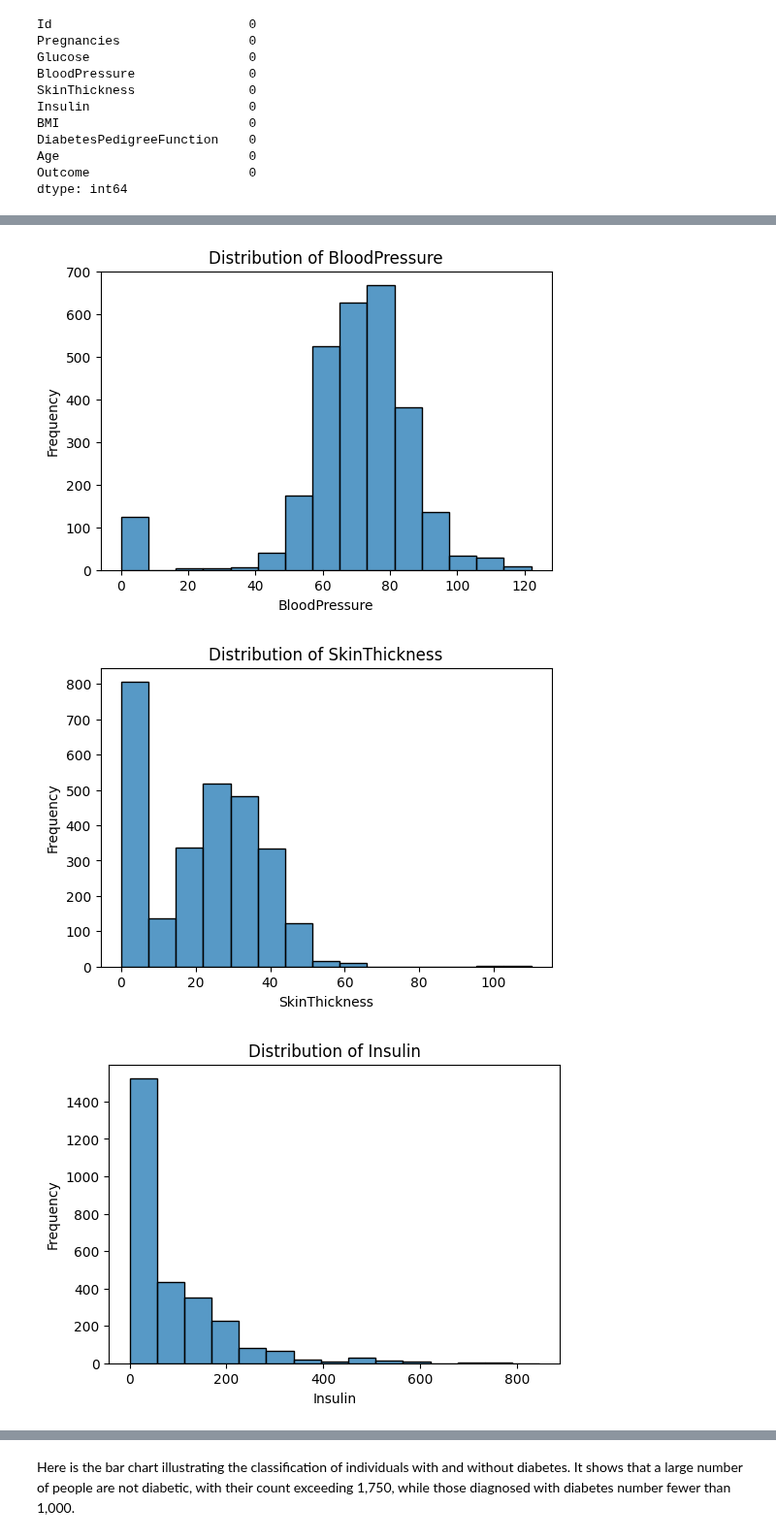
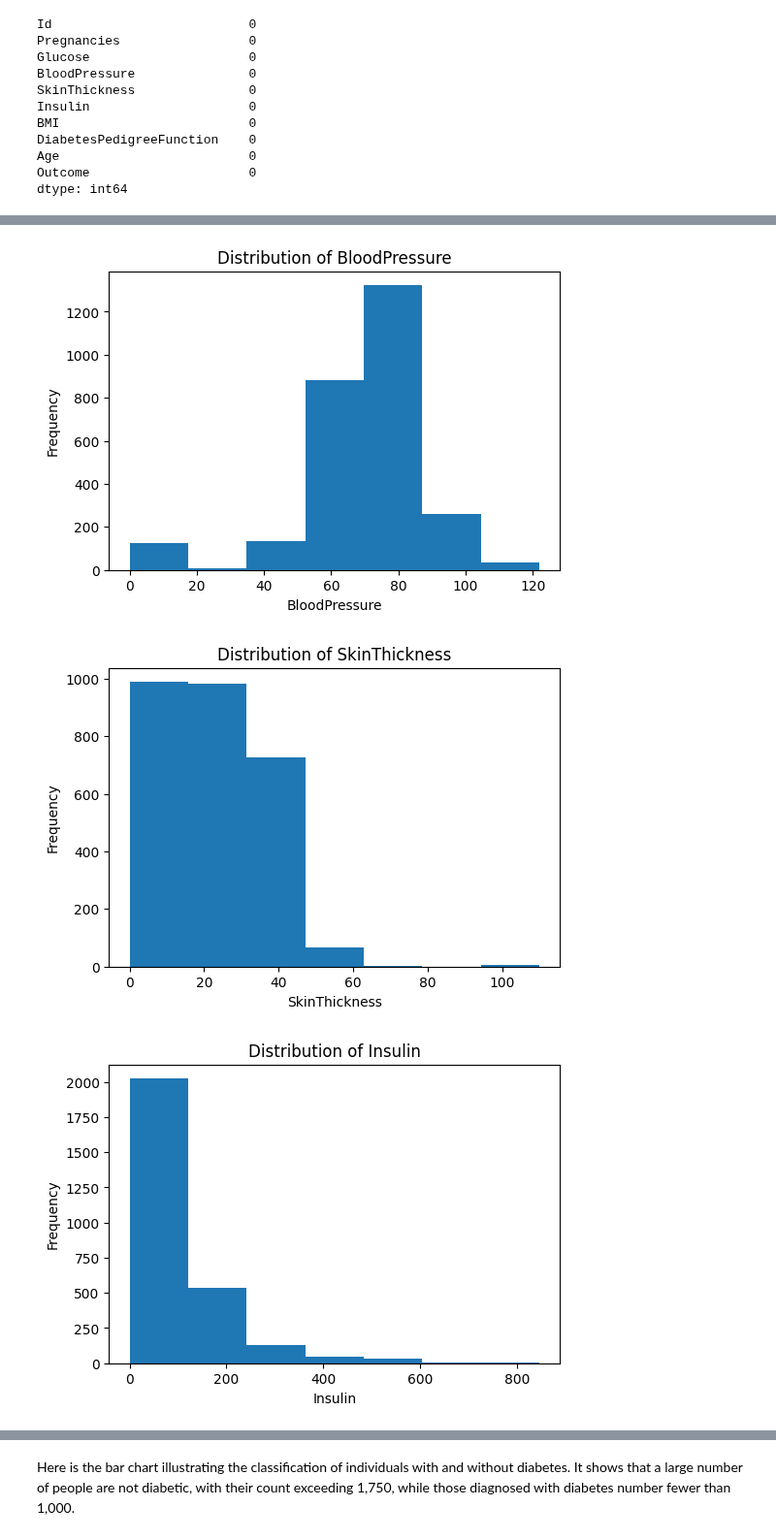
Before and after one commit to WS888-CODER/IT326-PROJECT, a Jupyter notebook: phase 2.ipynb, the cells around one changed output, grey strips where cells are left out. Shown at 97% size. Cells and saved outputs as stored; diff of their text form; code cells hidden in the pictures.

Commit message:
edit graphs

```diff
--- a/phase 2.ipynb
+++ b/phase 2.ipynb
@@ -146,23 +149,13 @@ dtype: int64
 # %%
-# Identify numeric columns, excluding 'Id' and 'Outcome'
-numeric_columns = df.select_dtypes(include='number').columns.tolist()
 
-# Remove 'ID' and 'Outcome' if they exist in the numeric columns
-columns_to_remove = ['Id', 'Outcome']
-for col in columns_to_remove:
-    if col in numeric_columns:
-        numeric_columns.remove(col)
-
-# Print numeric columns after removing ID and Outcome for debugging
-print("\nNumeric columns , after removing ID and Outcome:\n", numeric_columns)
+columns = df.columns[1:-1]  # Exclude the first column (Id) and the last column (Outcome)
 
 # Create histograms for all numeric columns except ID and Outcome
-for column in numeric_columns:
+for column in columns:
     plt.figure(figsize=(6, 4))
-    sns.histplot(df[column], bins=15, kde=False)  # Add kde=True for kernel density estimation
+    plt.hist(df[column],bins=7)
     plt.title(f'Distribution of {column}')
     plt.xlabel(column)
     plt.ylabel('Frequency')
     plt.show()
-    #graphical representation of the distribution of a dataset:
 # %% [output]
@@ -173,3 +164,3 @@ Numeric columns , after removing ID and Outcome:
-[figure, old version]
+[figure, new version]
-[figure, old version]
+[figure, new version]
-[figure, old version]
+[figure, new version]
```
Also changed, not shown: parts of 7 cells of this notebook.
